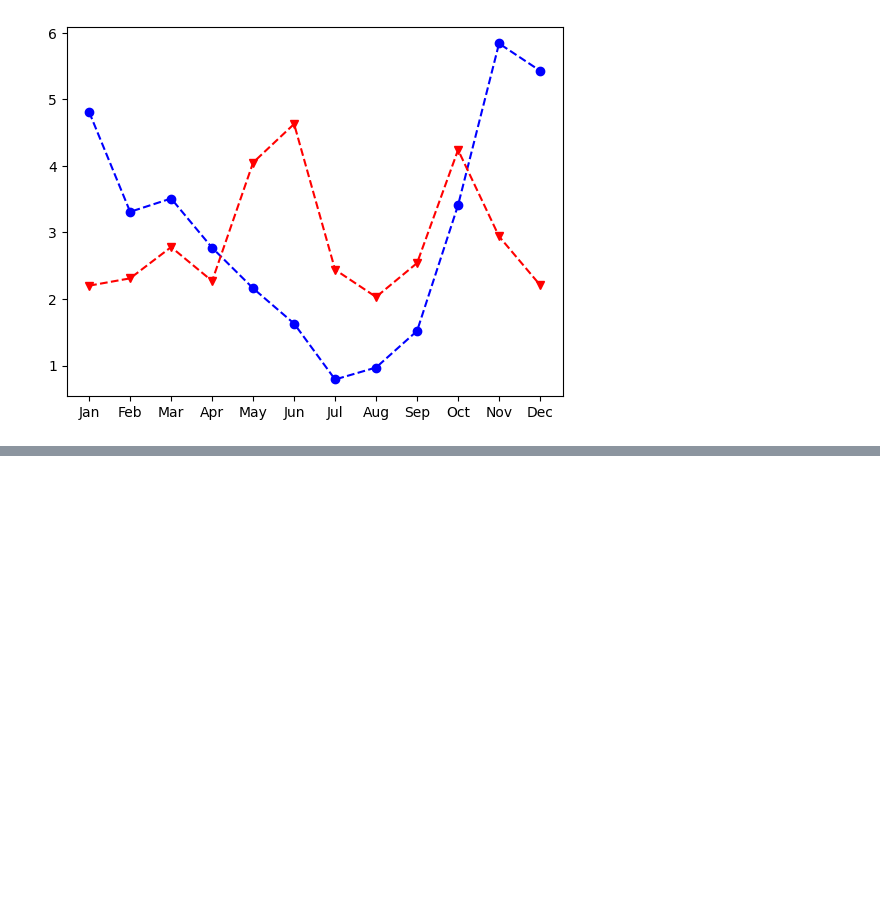
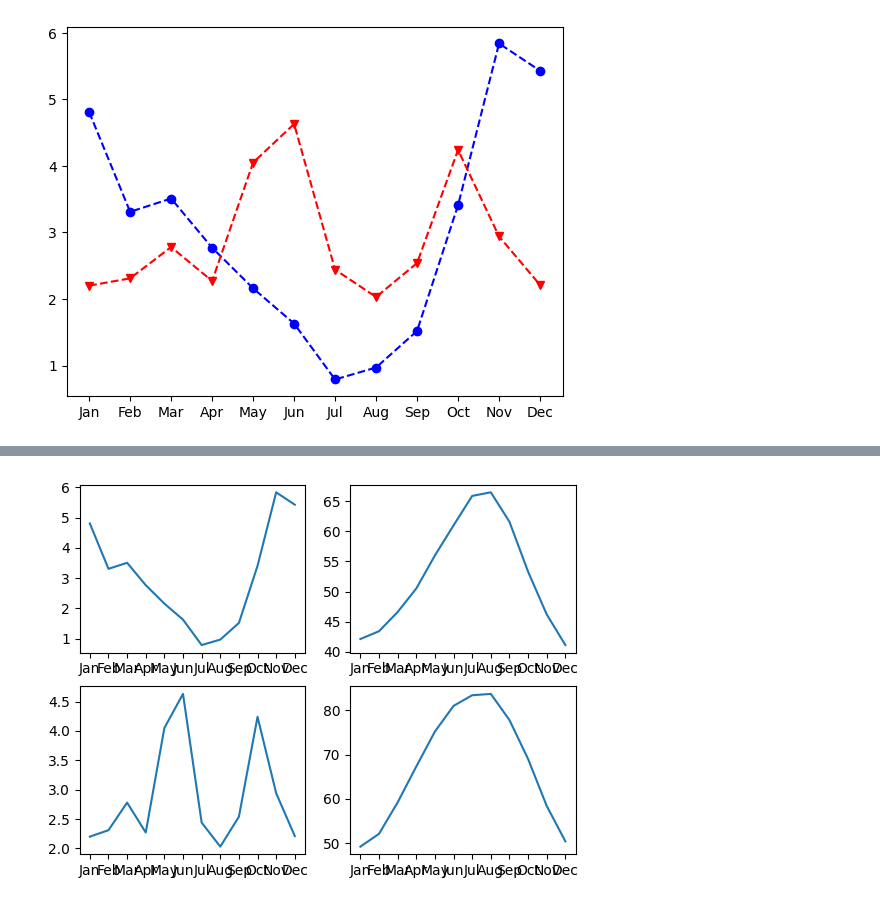
Before and after one commit to yazanhannun/Introduction-to-Data-Visualizations-in-Matplotlib, a Jupyter notebook: 1_Introduction to Matplotlib.ipynb, the cells around one changed output, grey strips where cells are left out. Drawn from its saved outputs; the diff is of its cells as text; code cells hidden in the pictures; blank space fills up the shorter version.

```diff
--- a/1_Introduction to Matplotlib.ipynb
+++ b/1_Introduction to Matplotlib.ipynb
@@ -77,0 +86,18 @@ plt.show()
+# %%
+# Create a Figure and an array of subplots with 2 rows and 2 columns
+fig, ax = plt.subplots(2, 2)
+
+# Addressing the top left Axes as index 0, 0, plot month and Seattle precipitation
+ax[0, 0].plot(seattle_weather['MONTH'], seattle_weather['MLY-PRCP-NORMAL'])
+
+# In the top right (index 0,1), plot month and Seattle temperatures
+ax[0, 1].plot(seattle_weather['MONTH'], seattle_weather['MLY-TAVG-NORMAL'])
+
+# In the bottom left (1, 0) plot month and Austin precipitations
+ax[1,0].plot(austin_weather['MONTH'], austin_weather['MLY-PRCP-NORMAL'])
+
+# In the bottom right (1, 1) plot month and Austin temperatures
+ax[1,1].plot(austin_weather['MONTH'], austin_weather["MLY-TAVG-NORMAL"])
+plt.show()
+# %% [output]
+[figure, added]
```
Also changed, not shown: parts of 2 cells of this notebook.
